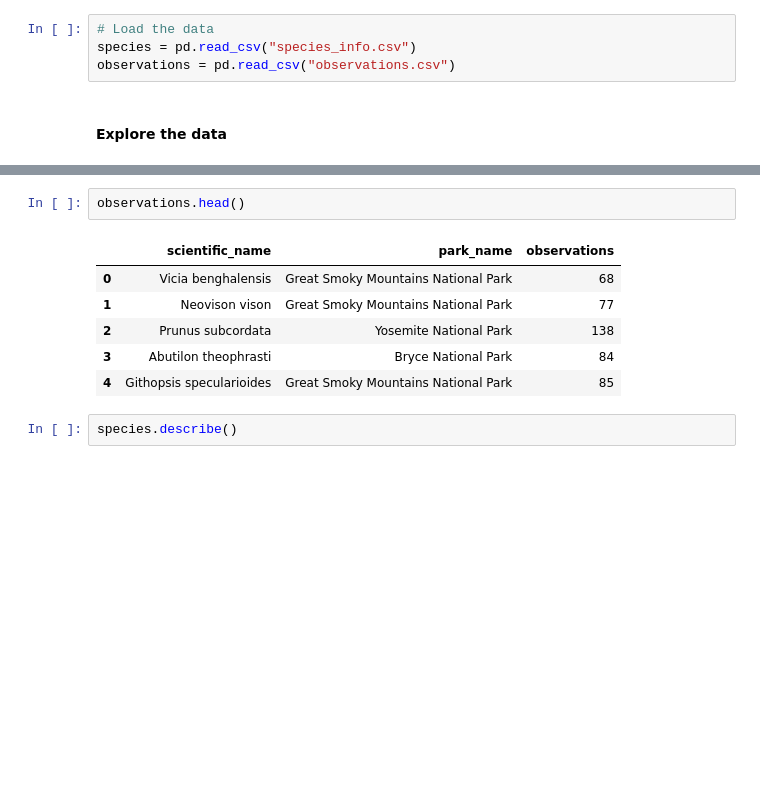
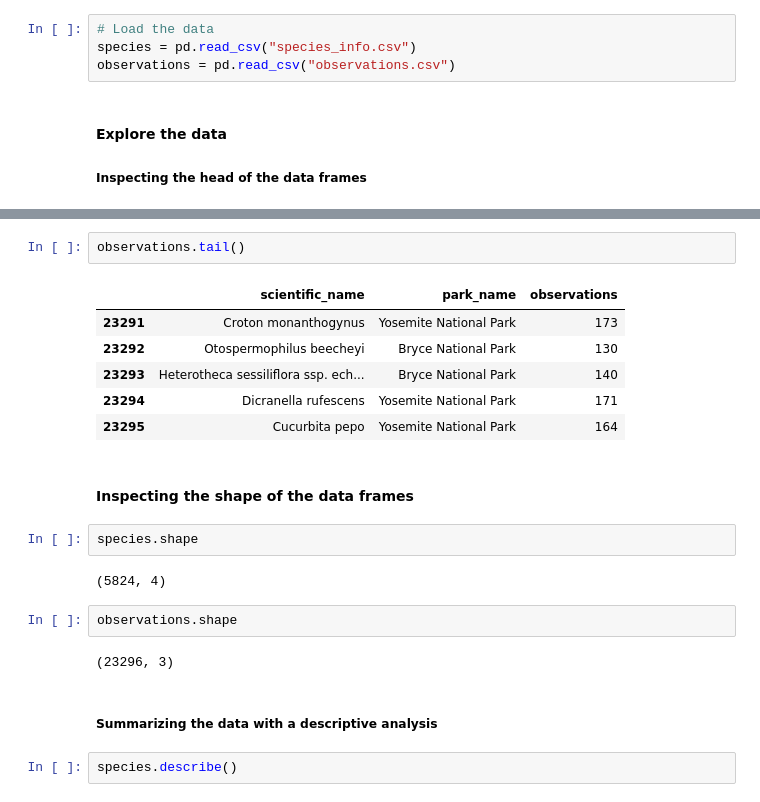
Before and after one commit to Freston1605/biodiversity_starter, a Jupyter notebook: biodiversity.ipynb, the cells around one changed output, grey strips where cells are left out. Saved outputs shown, nothing was run; the diff lists cells and outputs as text; blank space fills up the shorter version.

```diff
--- a/biodiversity.ipynb
+++ b/biodiversity.ipynb
@@ -27,6 +27,7 @@ species = pd.read_csv("species_info.csv")
 observations = pd.read_csv("observations.csv")
 # %% [markdown]
 #### Explore the data
+##### Inspecting the head of the data frames
 # %%
 # Initial exploratory analysis
 species.head()
@@ -38,14 +39,26 @@ species.head()
 | 3 | Mammal | Ovis aries | Domestic Sheep, Mouflon, Red Shee... | NaN |
 | 4 | Mammal | Cervus elaphus | Wapiti Or Elk | NaN |
 # %%
-observations.head()
+observations.tail()
 # %% [output]
 |  | scientific_name | park_name | observations |
-| 0 | Vicia benghalensis | Great Smoky Mountains National Park | 68 |
-| 1 | Neovison vison | Great Smoky Mountains National Park | 77 |
-| 2 | Prunus subcordata | Yosemite National Park | 138 |
-| 3 | Abutilon theophrasti | Bryce National Park | 84 |
-| 4 | Githopsis specularioides | Great Smoky Mountains National Park | 85 |
+| 23291 | Croton monanthogynus | Yosemite National Park | 173 |
+| 23292 | Otospermophilus beecheyi | Bryce National Park | 130 |
+| 23293 | Heterotheca sessiliflora ssp. ech... | Bryce National Park | 140 |
+| 23294 | Dicranella rufescens | Yosemite National Park | 171 |
+| 23295 | Cucurbita pepo | Yosemite National Park | 164 |
+# %% [markdown]
+#### Inspecting the shape of the data frames
+# %%
+species.shape
+# %% [output]
+(5824, 4)
+# %%
+observations.shape
+# %% [output]
+(23296, 3)
+# %% [markdown]
+##### Summarizing the data with a descriptive analysis
 # %%
 species.describe()
 # %% [output]
```
Also changed, not shown: parts of 15 cells of this notebook, 10 other files.
